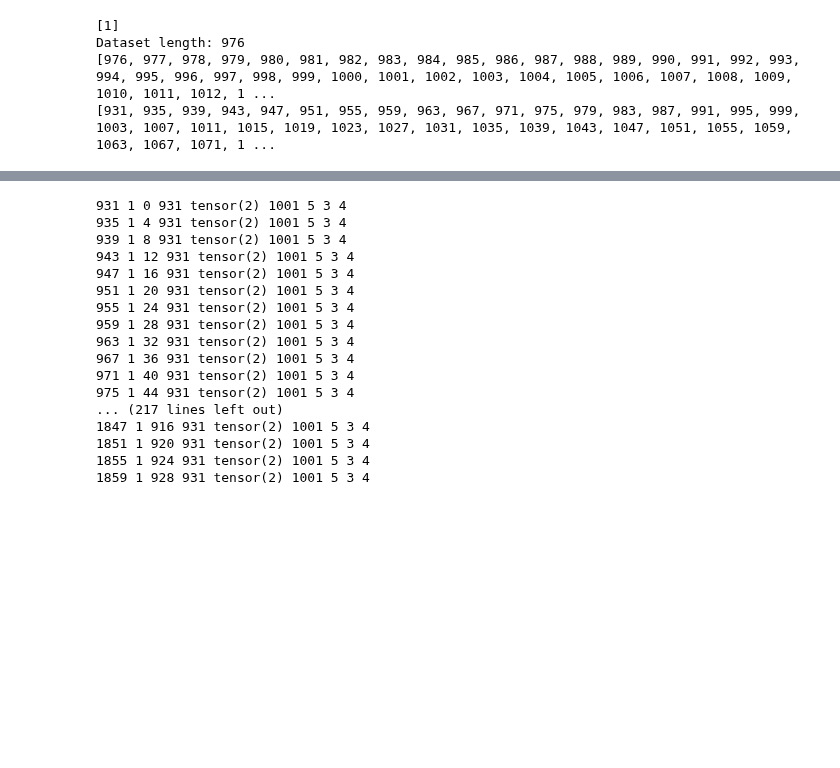
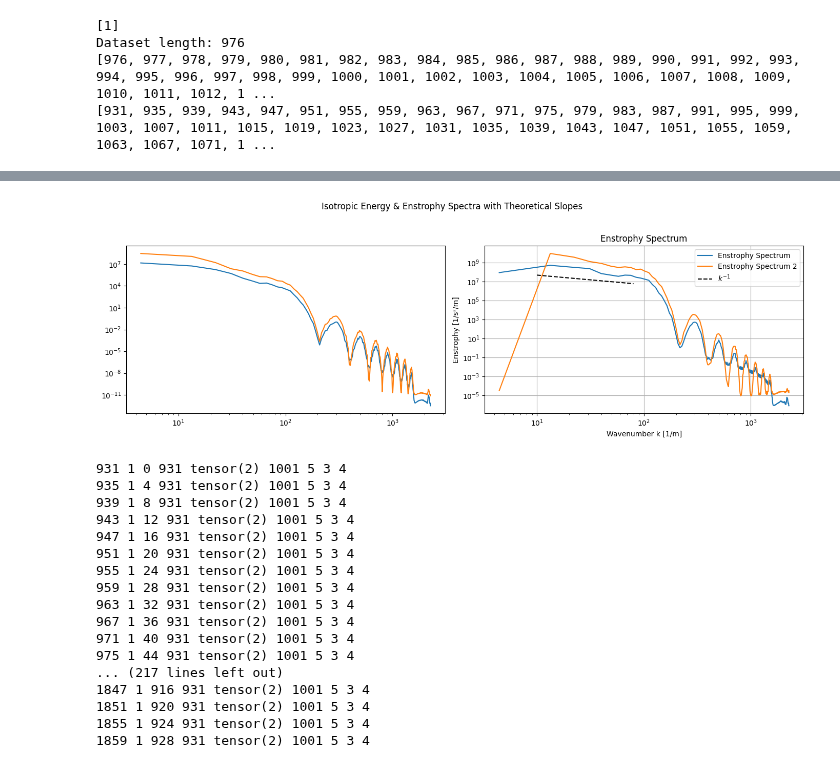
Before and after one commit to tpharmsen/AutoregressiveNeuralOperators, a Jupyter notebook: src/test2.ipynb, the cells around one changed output, grey strips where cells are left out. Cells and saved outputs as stored; diff of their text form; code cells hidden in the pictures; blank space fills up the shorter version.

```diff
--- a/src/test2.ipynb
+++ b/src/test2.ipynb
@@ -169,3 +369,99 @@ Dataset length: 976
+# %%
+def compute_energy_enstrophy_spectra(u, v, dataset_name="", Lx=1.0, Ly=1.0):
+
+    nx, ny = u.shape
+    dx = Lx / nx
+    dy = Ly / ny
+
+    if dataset_name == "pdebench-incomp":
+        # Apply 2D Hanning window to reduce spectral leakage
+        window_x = np.hanning(nx)
+        window_y = np.hanning(ny)
+        window = np.outer(window_x, window_y)
+        u = u * window
+        v = v * window
+
+    #wavenumbers
+    kx = np.fft.fftfreq(nx, d=dx) * 2 * np.pi
+    ky = np.fft.fftfreq(ny, d=dy) * 2 * np.pi
+    KX, KY = np.meshgrid(kx, ky, indexing='ij')
+    K2 = KX**2 + KY**2
+    K = np.sqrt(K2)
+
+    u_hat = np.fft.fft2(u)
+    v_hat = np.fft.fft2(v)
+
+    # Energy spec
+    E_k = 0.5 * (np.abs(u_hat)**2 + np.abs(v_hat)**2)
+
+    # Vorticity spec
+    w_hat = 1j * KX * v_hat - 1j * KY * u_hat
+    Z_k = 0.5 * np.abs(w_hat)**2
+
+    K_flat = K.flatten()
+    E_flat = E_k.flatten()
+    Z_flat = Z_k.flatten()
+
+    k_max = np.max(K_flat)
+    n_bins = nx // 2
+    k_bins = np.linspace(0, k_max, n_bins + 1)
+    k_bins_center = 0.5 * (k_bins[:-1] + k_bins[1:])
+
+    # Initialize spectra and count arrays
+    E_spectrum = np.zeros(n_bins)
+    Z_spectrum = np.zeros(n_bins)
+    counts = np.zeros(n_bins)
+
+    # Bin accumulation
+    bin_idx = np.digitize(K_flat, k_bins) - 1
+    for i in range(K_flat.size):
+        b = bin_idx[i]
+        if 0 <= b < n_bins:
+            E_spectrum[b] += E_flat[i]
+            Z_spectrum[b] += Z_flat[i]
+            counts[b] += 1
+
+    # Norm
+    counts[counts == 0] = 1
+    E_spectrum /= counts
+    Z_spectrum /= counts
+
+    return k_bins_center, E_spectrum, Z_spectrum
+
+k7, E7, Z7 = compute_energy_enstrophy_spectra(data[0], data[1], dataset_name='pdebench-incomp', Lx=1.0, Ly=1.0)
+k8, E8, Z8 = compute_energy_enstrophy_spectra(data[0], data[1], dataset_name='test', Lx=1.0, Ly=1.0)
+fig, axs = plt.subplots(1, 2, figsize=(14, 5))  # 1 row, 2 columns
+
+# Choose a range to anchor the reference lines
+ref_k = np.array([10,80])
+
+# Reference lines (manually scaled to fit visually)
+ref_E_53 = (ref_k / ref_k[0])**(-5/3) * E[5]
+ref_E_3 = (ref_k / ref_k[0])**(-3) * E[5]
+ref_Z_1 = (ref_k / ref_k[0])**(-1) * Z[5]
+
+# --- Energy Spectrum Plot ---
+axs[0].loglog(k7, E7, label='Energy Spectrum')
+axs[0].loglog(k8, E8, label='Energy Spectrum 2')
+
+# --- Enstrophy Spectrum Plot ---
+axs[1].loglog(k7, Z7, label='Enstrophy Spectrum')
+axs[1].loglog(k8, Z8, label='Enstrophy Spectrum 2')
+
+# Reference line for enstrophy
+axs[1].loglog(ref_k, ref_Z_1, 'k--', label=r'$k^{-1}$')
+
+axs[1].set_xlabel("Wavenumber k [1/m]")
+axs[1].set_ylabel("Enstrophy [1/s²/m]")
+axs[1].set_title("Enstrophy Spectrum")
+axs[1].legend()
+axs[1].grid(True)
+
+plt.suptitle("Isotropic Energy & Enstrophy Spectra with Theoretical Slopes")
+plt.tight_layout(rect=[0, 0.03, 1, 0.95])
+plt.show()
+# %% [output]
+[figure, added]
 # %%
 for idx, (front, label) in enumerate(loader1):
     #print(idx, front.shape, label.shape)
```
Also changed, not shown: parts of 7 cells of this notebook, 10 other files.
